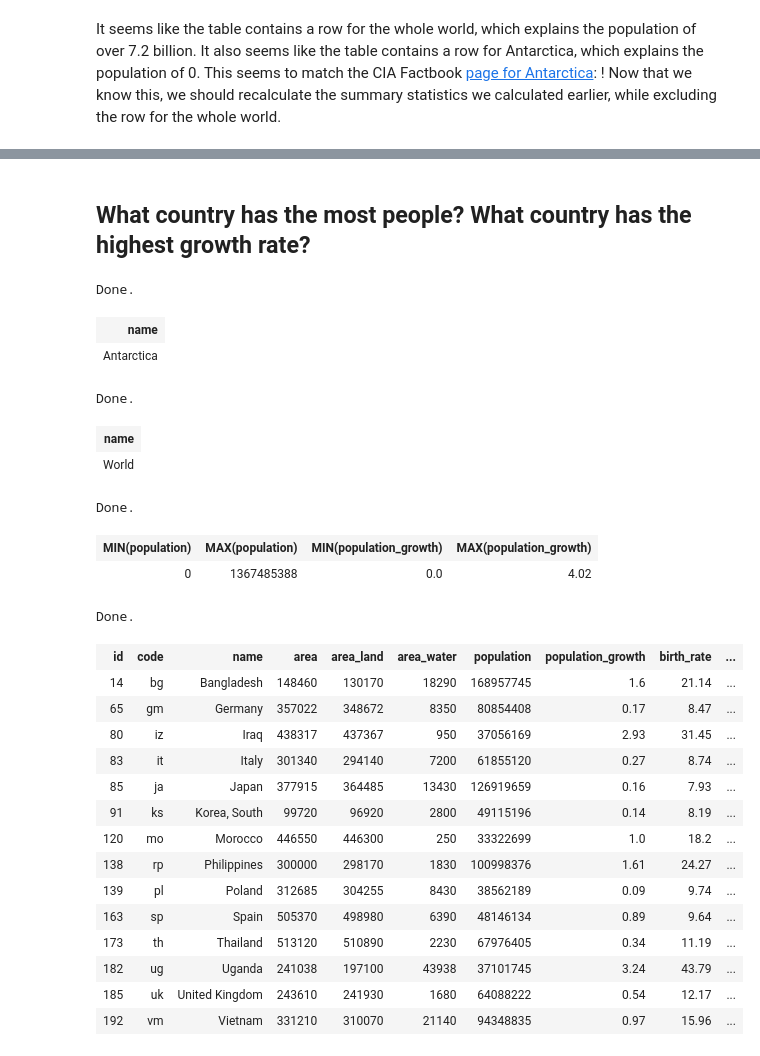
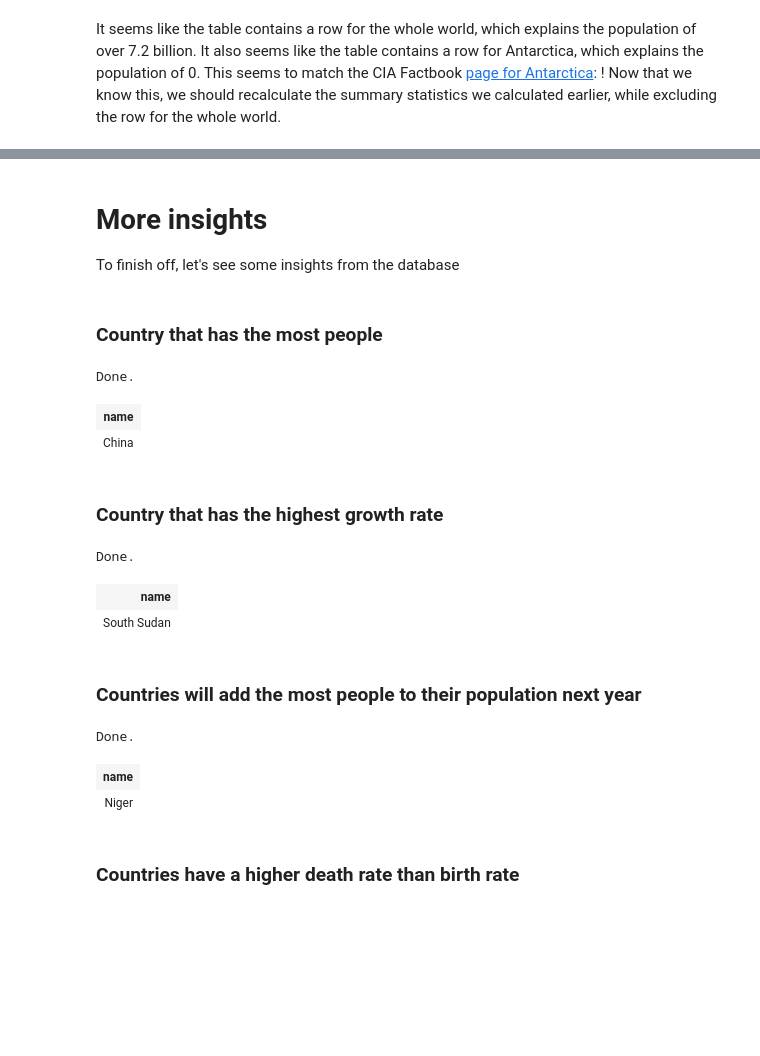
Before and after one commit to chuongpham95/Analyzing-CIA-Factbook-Data-Using-SQL, a Jupyter notebook: Basics.ipynb, the cells around one changed output, grey strips where cells are left out. Saved outputs shown, nothing was run; the diff lists cells and outputs as text; code cells hidden in the pictures; blank space fills up the shorter version.

```diff
--- a/Basics.ipynb
+++ b/Basics.ipynb
@@ -107,55 +224,53 @@ Now that we know this, we should recalculate the summary statistics we calculate
+# %% [markdown]
+# More insights
+To finish off, let's see some insights from the database
+# %% [markdown]
+### Country that has the most people
+# %%
+%%sql
+/* Country has the most people */
+SELECT name
+from facts
+WHERE population = (
+    SELECT MAX(population)
+    FROM facts
+    WHERE name <> 'World'
+);
+# %% [output]
+Done.
+| name |
+| China |
 # %% [markdown]
-## What country has the most people? What country has the highest growth rate?
+### Country that has the highest growth rate
 # %%
 %%sql
+/* Country has the highest growth rate */
 SELECT name
 from facts
-WHERE population = (SELECT MIN(population) FROM facts);
+WHERE population_growth = (
+    SELECT MAX(population_growth)
+    FROM facts
+    WHERE name <> 'World'
+);
 # %% [output]
 Done.
 | name |
-| Antarctica |
+| South Sudan |
+# %% [markdown]
+### Countries will add the most people to their population next year
 # %%
 %%sql
+/* Countries will add the most people to their population next year */
 SELECT name
 from facts
-WHERE population = (SELECT MAX(population) FROM facts WHERE name != 'Word');
+WHERE birth_rate = (
+    SELECT MAX(birth_rate)
+    FROM facts
+    WHERE name <> 'World'
+);
 # %% [output]
 Done.
 | name |
-| World |
+| Niger |
-# %%
-%%sql
-SELECT MIN(population), MAX(population), MIN(population_growth), MAX(population_growth)
-from (SELECT * FROM facts WHERE name != 'World');
-# %% [output]
-Done.
-| MIN(population) | MAX(population) | MIN(population_growth) | MAX(population_growth) |
-| 0 | 1367485388 | 0.0 | 4.02 |
-# %%
-%%sql
-SELECT *
-from (SELECT * FROM facts WHERE name != 'World')
-WHERE population >
-(SELECT AVG(population)
-from (SELECT * FROM facts WHERE name != 'World'))
-AND area <
-(SELECT AVG(area)
-from (SELECT * FROM facts WHERE name != 'World'))
-# %% [output]
-Done.
-| id | code | name | area | area_land | area_water | population | population_growth | birth_rate | ... |
-| 14 | bg | Bangladesh | 148460 | 130170 | 18290 | 168957745 | 1.6 | 21.14 | ... |
-| 65 | gm | Germany | 357022 | 348672 | 8350 | 80854408 | 0.17 | 8.47 | ... |
-| 80 | iz | Iraq | 438317 | 437367 | 950 | 37056169 | 2.93 | 31.45 | ... |
-| 83 | it | Italy | 301340 | 294140 | 7200 | 61855120 | 0.27 | 8.74 | ... |
-| 85 | ja | Japan | 377915 | 364485 | 13430 | 126919659 | 0.16 | 7.93 | ... |
-| 91 | ks | Korea, South | 99720 | 96920 | 2800 | 49115196 | 0.14 | 8.19 | ... |
-| 120 | mo | Morocco | 446550 | 446300 | 250 | 33322699 | 1.0 | 18.2 | ... |
-| 138 | rp | Philippines | 300000 | 298170 | 1830 | 100998376 | 1.61 | 24.27 | ... |
-| 139 | pl | Poland | 312685 | 304255 | 8430 | 38562189 | 0.09 | 9.74 | ... |
-| 163 | sp | Spain | 505370 | 498980 | 6390 | 48146134 | 0.89 | 9.64 | ... |
-| 173 | th | Thailand | 513120 | 510890 | 2230 | 67976405 | 0.34 | 11.19 | ... |
-| 182 | ug | Uganda | 241038 | 197100 | 43938 | 37101745 | 3.24 | 43.79 | ... |
-| 185 | uk | United Kingdom | 243610 | 241930 | 1680 | 64088222 | 0.54 | 12.17 | ... |
-| 192 | vm | Vietnam | 331210 | 310070 | 21140 | 94348835 | 0.97 | 15.96 | ... |
+# %% [markdown]
+### Countries have a higher death rate than birth rate
```
Also changed, not shown: parts of 24 cells of this notebook.
